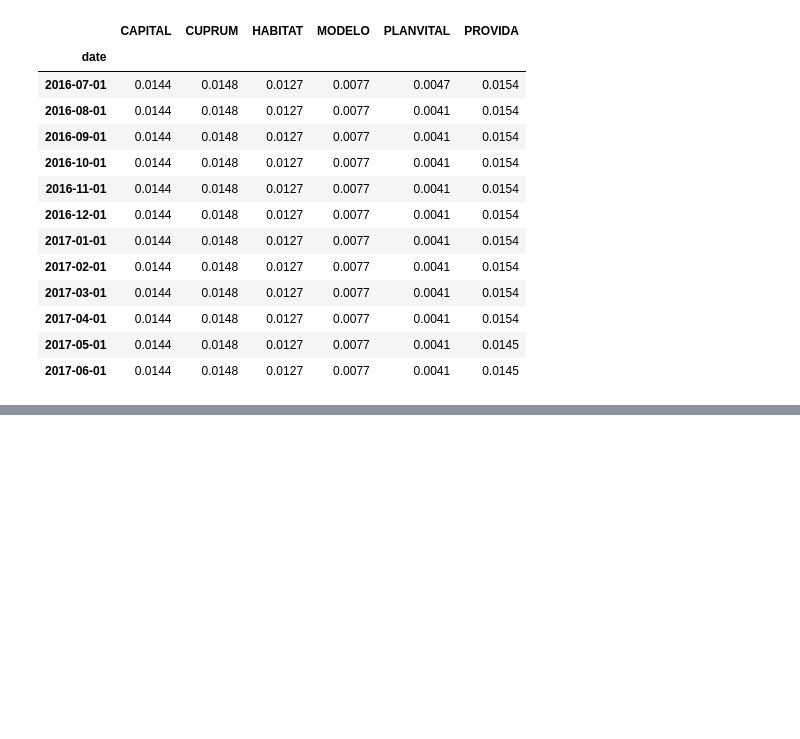
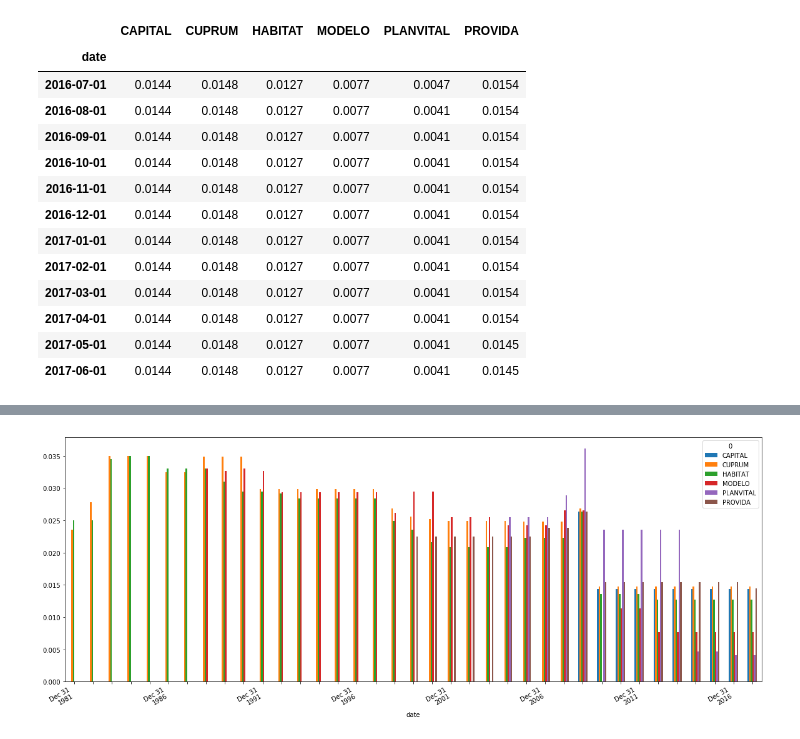
Before and after one commit to jrovegno/afp_deflactada, a Jupyter notebook: ComisionesAFP.ipynb, the cells around one changed output, grey strips where cells are left out. Cells and saved outputs as stored; diff of their text form; code cells hidden in the pictures; blank space fills up the shorter version.

```diff
--- a/ComisionesAFP.ipynb
+++ b/ComisionesAFP.ipynb
@@ -73,0 +75,13 @@ df.plot()
+# %%
+aux = df.resample('A').last()
+ax = aux.plot(figsize=(20,8), kind='bar')
+# Fix date format on bar plot with pandas
+# Make most of the ticklabels empty so the labels don't get too crowded
+ticklabels = ['']*len(aux.index)
+show = 7; step = int(len(aux.index)/show)
+# Every step ticklable shows the month, day and year
+ticklabels[::step] = [item.strftime('%b %d\n%Y') for item in aux.index[::step]]
+ax.xaxis.set_major_formatter(ticker.FixedFormatter(ticklabels))
+plt.gcf().autofmt_xdate()
+# %% [output]
+[figure, added]
```
Also changed, not shown: parts of 2 cells of this notebook.
